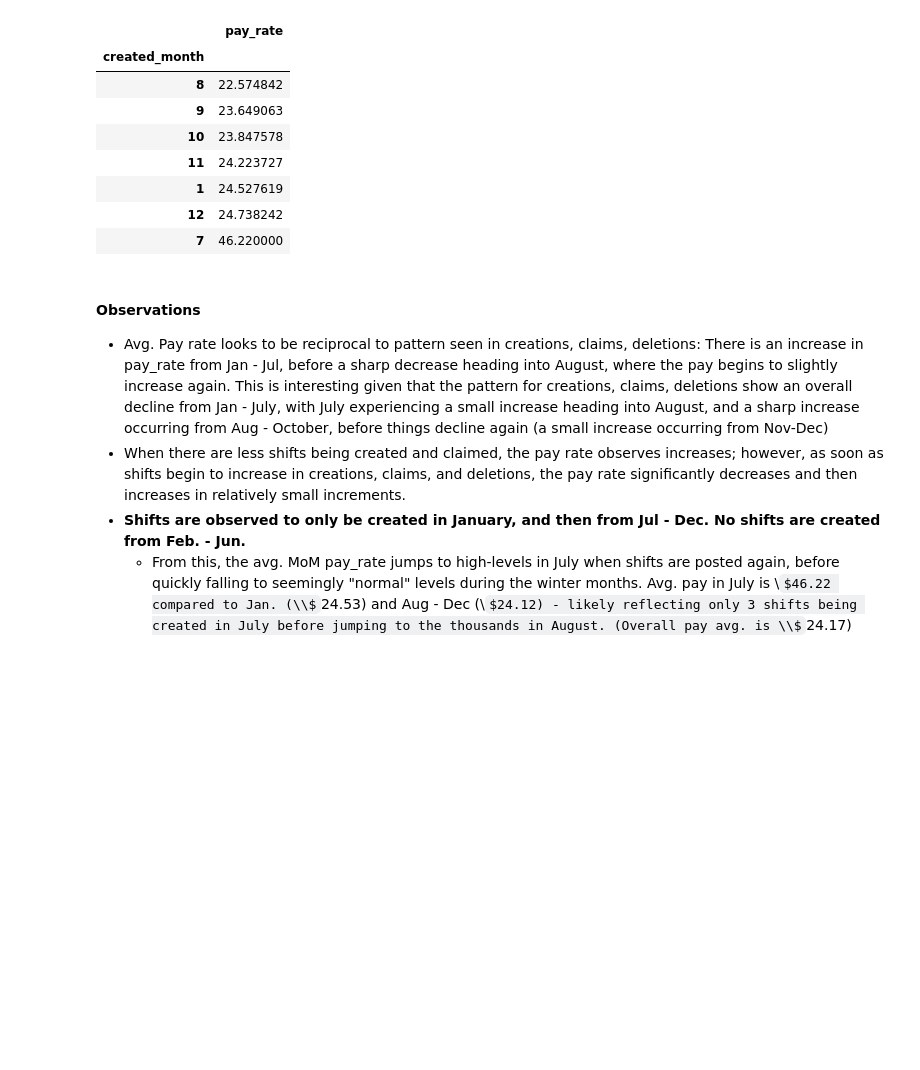
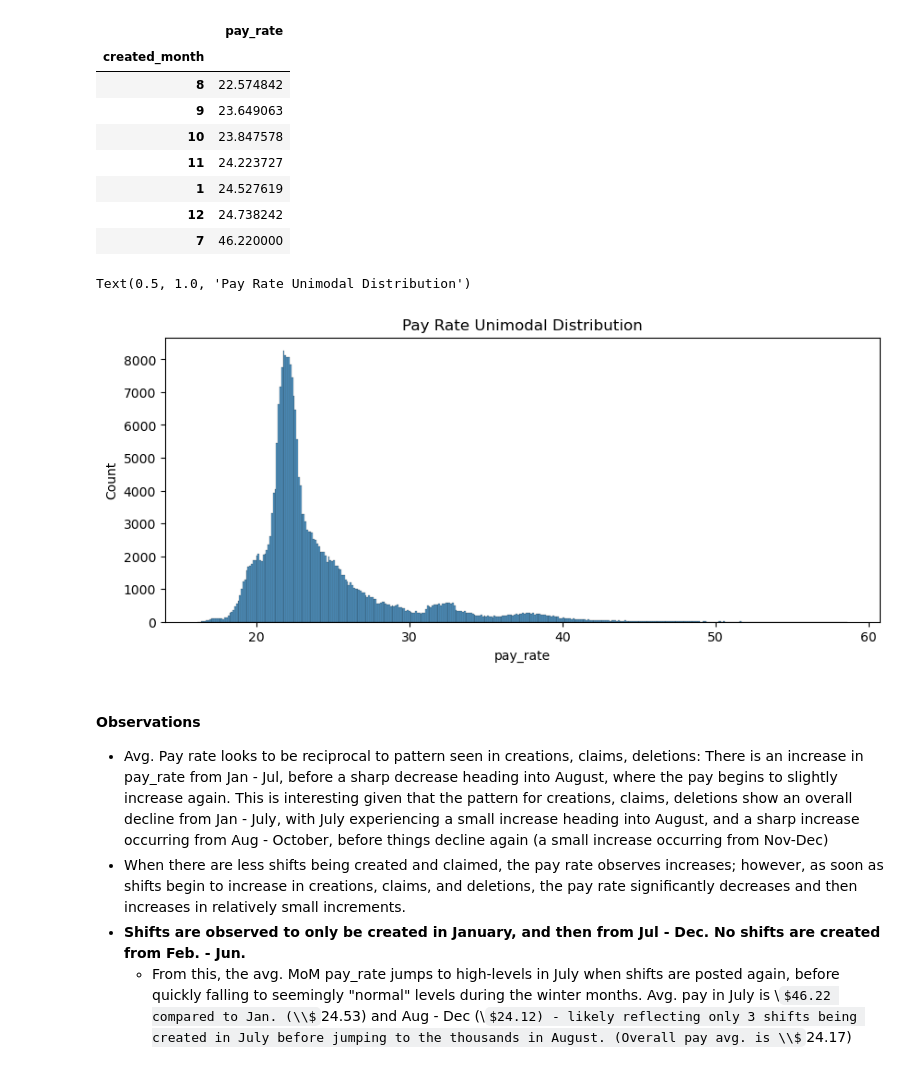
Before and after one commit to tseales/shift-offers-analysis, a Jupyter notebook: artifacts/shift-offers-analysis.ipynb, the cells around one changed output. Saved outputs shown, nothing was run; the diff lists cells and outputs as text; code cells hidden in the pictures; some formulas as TeX source; blank space fills up the shorter version.

```diff
--- a/artifacts/shift-offers-analysis.ipynb
+++ b/artifacts/shift-offers-analysis.ipynb
@@ -369,6 +372,14 @@ df.groupby(['created_month'])[['pay_rate']].mean().sort_values(by='pay_rate')
 | 1 | 24.527619 |
 | 12 | 24.738242 |
 | 7 | 46.220000 |
+# %%
+# plotting `pay_rate` histogram for distribution
+fig, ax = plt.subplots(figsize=(10,4))
+sns.histplot(df, x='pay_rate')
+plt.title('Pay Rate Unimodal Distribution')
+# %% [output]
+Text(0.5, 1.0, 'Pay Rate Unimodal Distribution')
+[figure, added]
 # %% [markdown]
 #### Observations
 - Avg. Pay rate looks to be reciprocal to pattern seen in creations, claims, deletions: There is an increase in pay_rate from Jan - Jul, before a sharp decrease heading into August, where the pay begins to slightly increase again. This is interesting given that the pattern for creations, claims, deletions show an overall decline from Jan - July, with July experiencing a small increase heading into August, and a sharp increase occurring from Aug - October, before things decline again (a small increase occurring from Nov-Dec)
```
Also changed, not shown: parts of 5 cells of this notebook.
